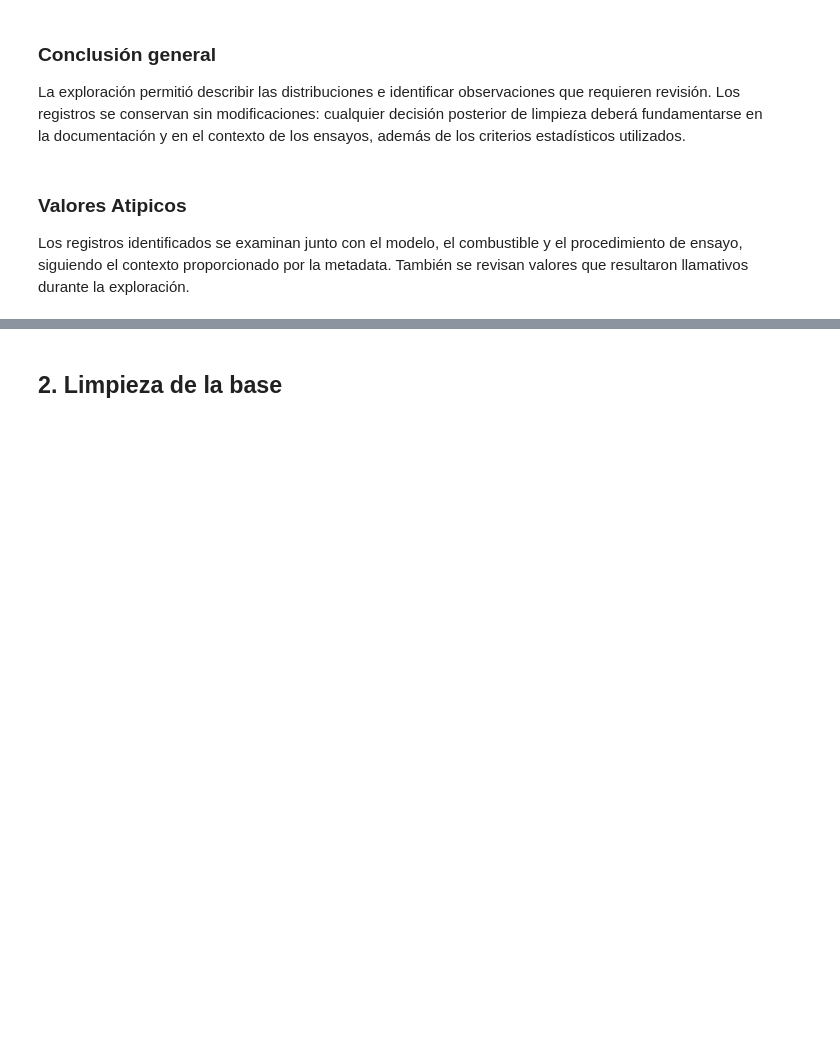
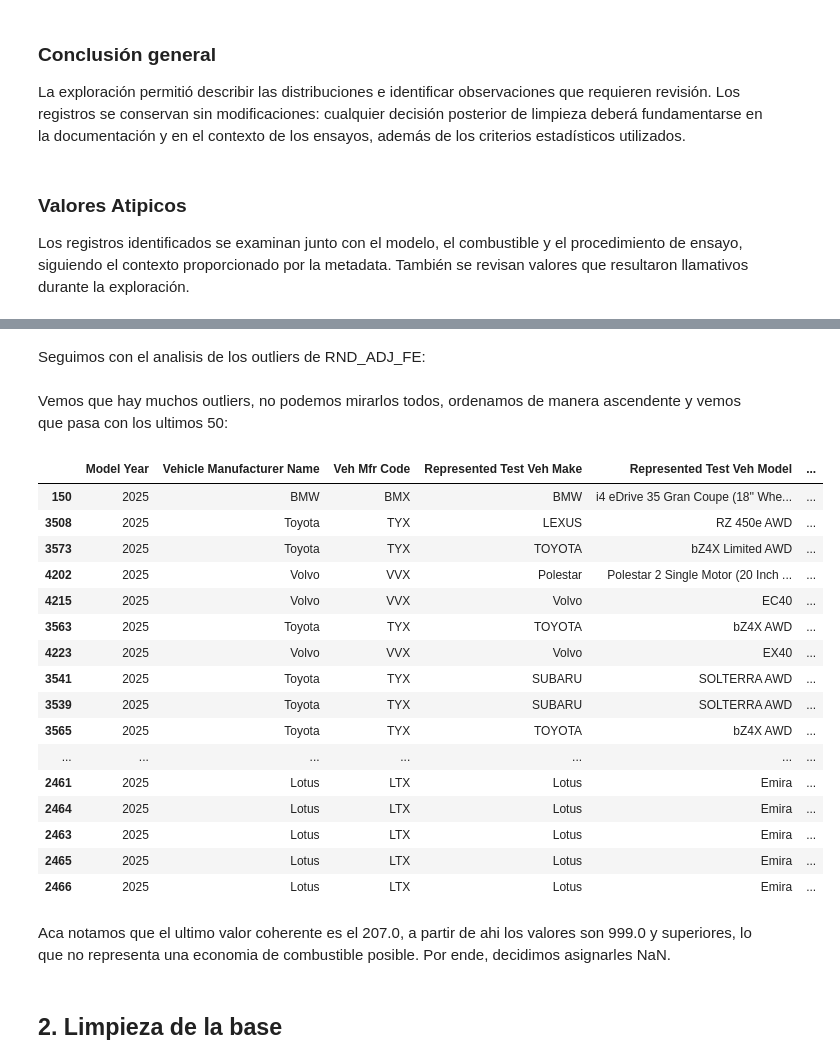
Before and after one commit to rodrigo1git/TPE-Fundamentos-de-Ciencia-de-Datos, a Jupyter notebook: TPE.ipynb, the cells around one changed output, grey strips where cells are left out. Drawn from its saved outputs; the diff is of its cells as text; code cells hidden in the pictures; blank space fills up the shorter version.

```diff
--- a/TPE.ipynb
+++ b/TPE.ipynb
@@ -462,3 +651,40 @@ También se revisan valores que resultaron llamativos durante la exploración.
+# %% [markdown]
+Seguimos con el analisis de los outliers de RND_ADJ_FE:
+# %%
+outliers_rnd = datos_limpios[datos_limpios["RND_ADJ_FE"] >= 72.7]
+
+outliers_rnd = (
+    outliers_rnd.dropna(subset=["RND_ADJ_FE"])
+         .sort_values(by="RND_ADJ_FE", ascending=True)
+)
+
+with pd.option_context("display.max_columns", None):
+    display(outliers_rnd)
+# %% [markdown]
+Vemos que hay muchos outliers, no podemos mirarlos todos, ordenamos de manera ascendente y vemos que pasa con los ultimos 50:
+# %%
+with pd.option_context("display.max_columns", None):
+    display(outliers_rnd.tail(50))
+# %% [output]
+|  | Model Year | Vehicle Manufacturer Name | Veh Mfr Code | Represented Test Veh Make | Represented Test Veh Model | ... |
+| 150 | 2025 | BMW | BMX | BMW | i4 eDrive 35 Gran Coupe (18'' Whe... | ... |
+| 3508 | 2025 | Toyota | TYX | LEXUS | RZ 450e AWD | ... |
+| 3573 | 2025 | Toyota | TYX | TOYOTA | bZ4X Limited AWD | ... |
+| 4202 | 2025 | Volvo | VVX | Polestar | Polestar 2 Single Motor (20 Inch ... | ... |
+| 4215 | 2025 | Volvo | VVX | Volvo | EC40 | ... |
+| 3563 | 2025 | Toyota | TYX | TOYOTA | bZ4X AWD | ... |
+| 4223 | 2025 | Volvo | VVX | Volvo | EX40 | ... |
+| 3541 | 2025 | Toyota | TYX | SUBARU | SOLTERRA AWD | ... |
+| 3539 | 2025 | Toyota | TYX | SUBARU | SOLTERRA AWD | ... |
+| 3565 | 2025 | Toyota | TYX | TOYOTA | bZ4X AWD | ... |
+| ... | ... | ... | ... | ... | ... | ... |
+| 2461 | 2025 | Lotus | LTX | Lotus | Emira | ... |
+| 2464 | 2025 | Lotus | LTX | Lotus | Emira | ... |
+| 2463 | 2025 | Lotus | LTX | Lotus | Emira | ... |
+| 2465 | 2025 | Lotus | LTX | Lotus | Emira | ... |
+| 2466 | 2025 | Lotus | LTX | Lotus | Emira | ... |
+# %% [markdown]
+Aca notamos que el ultimo valor coherente es el 207.0, a partir de ahi los valores son 999.0 y superiores, lo que no representa una economia de combustible posible. Por ende, decidimos asignarles NaN.
 # %% [markdown]
 ## 2. Limpieza de la base
 # %% [markdown]
```
Also changed, not shown: parts of 21 cells of this notebook, 1 other file.
